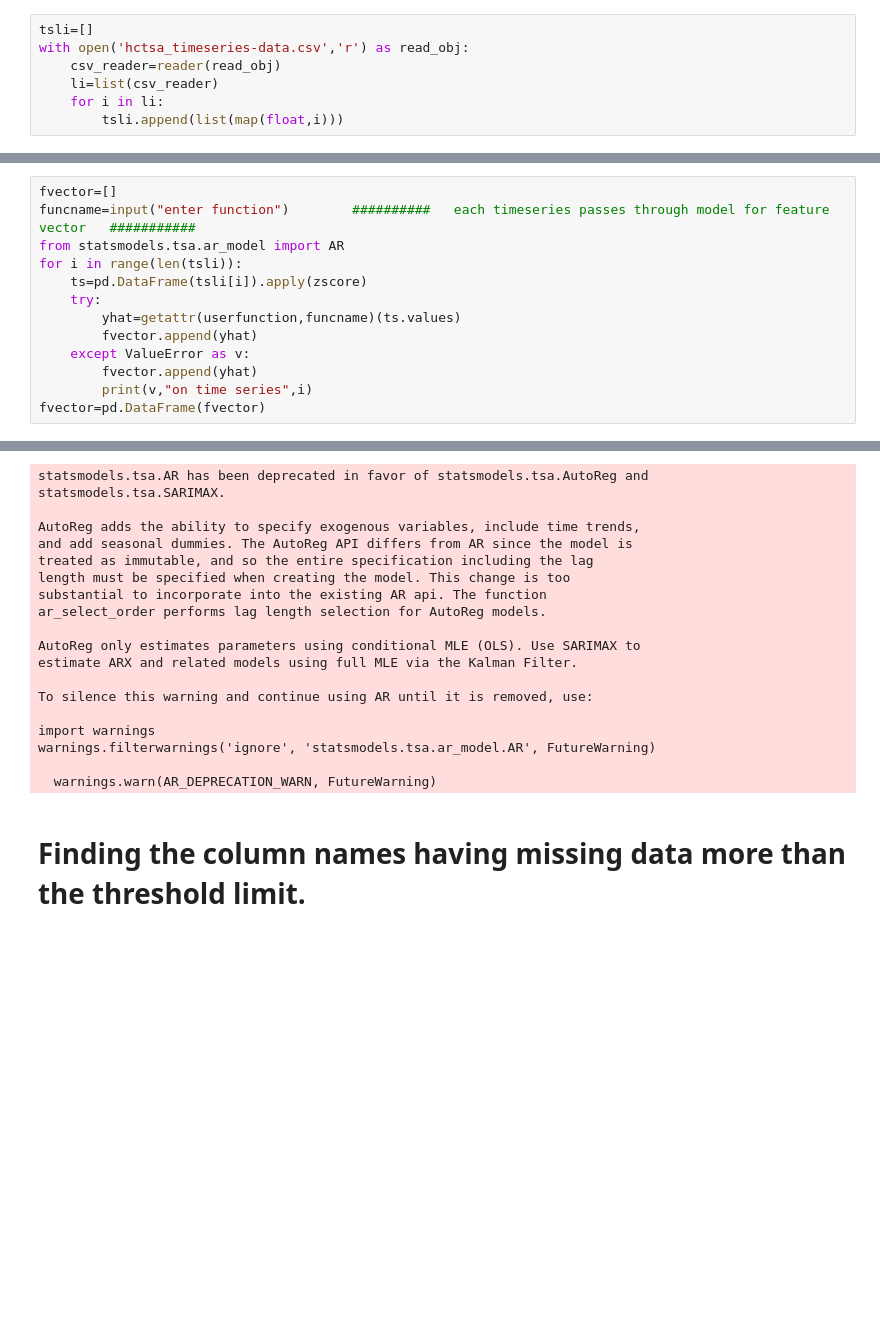
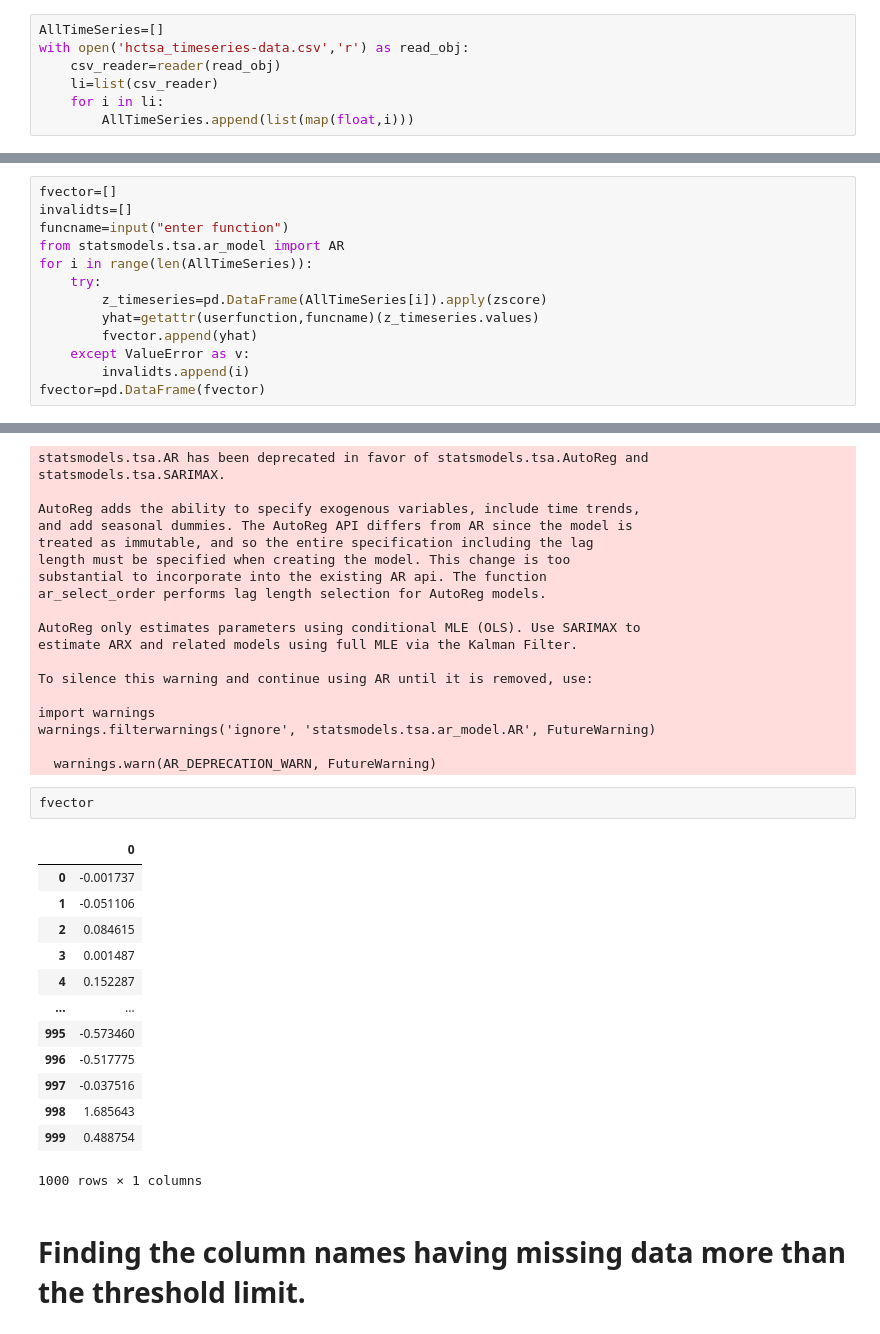
Before and after one commit to Salmankhancodes/AnalysisMethodsComparisonScript, a Jupyter notebook: Analysismethod comparison script.ipynb, the cells around one changed output, grey strips where cells are left out. Cells and saved outputs as stored; diff of their text form; blank space fills up the shorter version.

```diff
--- a/Analysismethod comparison script.ipynb
+++ b/Analysismethod comparison script.ipynb
@@ -7,10 +11,10 @@ from scipy.stats import zscore
 # %% [markdown]
 # Reading timeseries data and converting each time series into a list
 # %%
-tsli=[]
+AllTimeSeries=[]
 with open('hctsa_timeseries-data.csv','r') as read_obj:
     csv_reader=reader(read_obj)
     li=list(csv_reader)
     for i in li:
-        tsli.append(list(map(float,i)))
+        AllTimeSeries.append(list(map(float,i)))
 # %% [markdown]
@@ -24,15 +42,15 @@ featurename=pd.read_csv('hctsa_features.csv',header=None)
 # %%
 fvector=[]
-funcname=input("enter function")        ##########   each timeseries passes through model for feature vector   ###########
+invalidts=[]
+funcname=input("enter function")
 from statsmodels.tsa.ar_model import AR
-for i in range(len(tsli)):
-    ts=pd.DataFrame(tsli[i]).apply(zscore)
+for i in range(len(AllTimeSeries)):
     try:
-        yhat=getattr(userfunction,funcname)(ts.values)
+        z_timeseries=pd.DataFrame(AllTimeSeries[i]).apply(zscore)
+        yhat=getattr(userfunction,funcname)(z_timeseries.values)
         fvector.append(yhat)
     except ValueError as v:
-        fvector.append(yhat)
-        print(v,"on time series",i)
+        invalidts.append(i)
 fvector=pd.DataFrame(fvector)
 # %% [output]
 enter functionanalysismodel
@@ -55,5 +73,21 @@ import warnings
 warnings.filterwarnings('ignore', 'statsmodels.tsa.ar_model.AR', FutureWarning)
 
   warnings.warn(AR_DEPRECATION_WARN, FutureWarning)
+# %%
+fvector
+# %% [output]
+|  | 0 |
+| 0 | -0.001737 |
+| 1 | -0.051106 |
+| 2 | 0.084615 |
+| 3 | 0.001487 |
+| 4 | 0.152287 |
+| ... | ... |
+| 995 | -0.573460 |
+| 996 | -0.517775 |
+| 997 | -0.037516 |
+| 998 | 1.685643 |
+| 999 | 0.488754 |
+1000 rows × 1 columns
 # %% [markdown]
 # Finding the column names having missing data more than the threshold limit.
```
Also changed, not shown: parts of 16 cells of this notebook.
